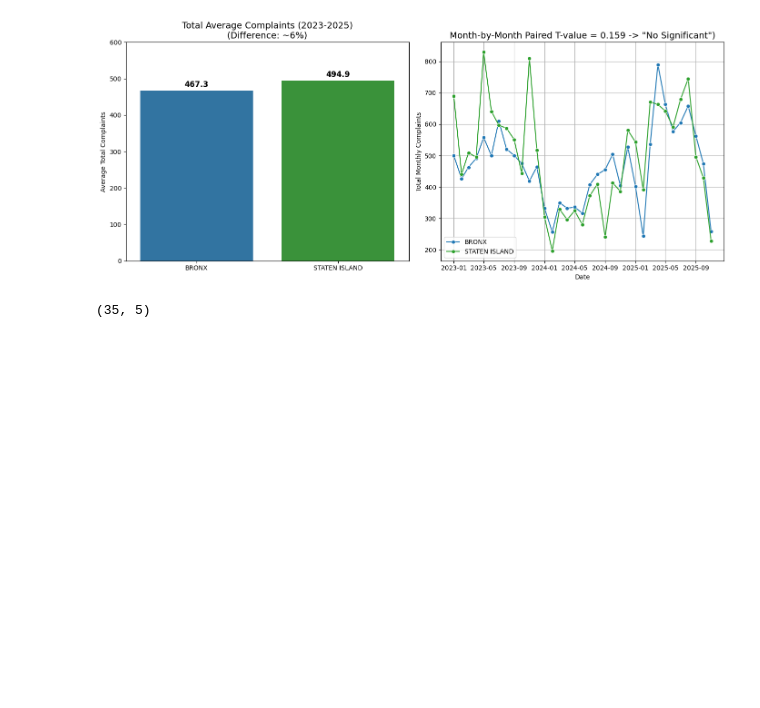
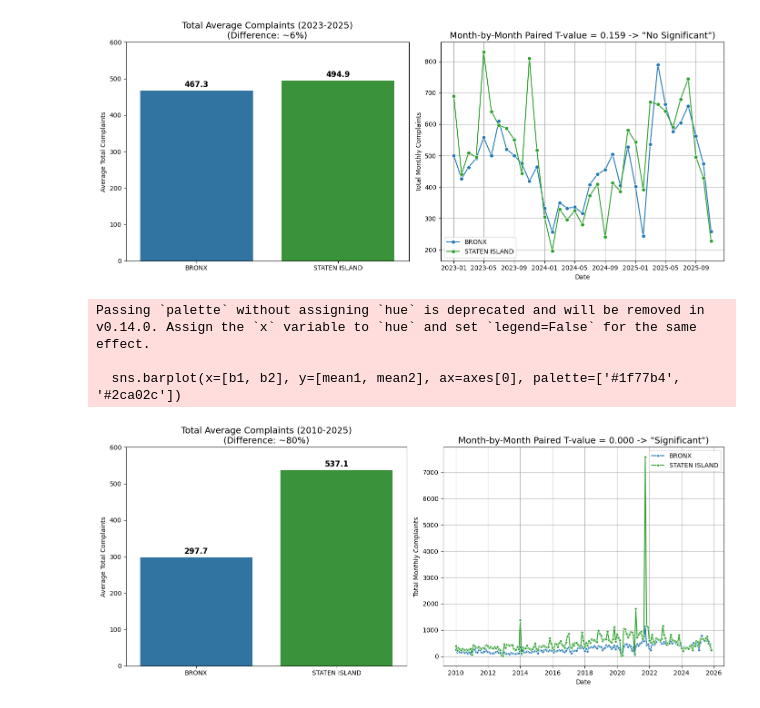
Before and after one commit to DianaAleksieieva/dirt_signal_nyc, a Jupyter notebook: python/nyc311/311_data_dive.ipynb, the cells around one changed output. Saved outputs shown, nothing was run; the diff lists cells and outputs as text; code cells hidden in the pictures; blank space fills up the shorter version.

```diff
--- a/python/nyc311/311_data_dive.ipynb
+++ b/python/nyc311/311_data_dive.ipynb
@@ -296,10 +32,0 @@ Optimized nested dictionary created successfully.
-# %%
-# save JSON file
-import json
-
-output_json_path = '../../public/data/311/optimized_complaint_census_tract.json'
-
-with open(output_json_path, 'w') as f:
-    json.dump(optimized_data, f, indent=None) # Set indent to None for compact JSON
-
-print(f"Optimized nested dictionary saved to '{output_json_path}' successfully.")
@@ -913,6 +523,8 @@ merged = pd.merge(data1[['year', 'month', 'count']],
 # Stats
 mean1 = merged[f'count_{b1}'].mean()
 mean2 = merged[f'count_{b2}'].mean()
+difference = round(abs(mean1 - mean2)/min(mean1, mean2) * 100)
+
 p_val = stats.ttest_rel(merged[f'count_{b1}'], merged[f'count_{b2}'])[1]
 
 # Plot
@@ -920,7 +532,7 @@ fig, axes = plt.subplots(1, 2, figsize=(14, 6))
 
 # 1. Bar Chart (The "Illusion")
 sns.barplot(x=[b1, b2], y=[mean1, mean2], ax=axes[0], palette=['#1f77b4', '#2ca02c'])
-axes[0].set_title(f'Total Average Complaints (2023-2025)\n(Difference: ~6%)', fontsize=14)
+axes[0].set_title(f'Total Average Complaints (2023-2025)\n(Difference: ~{difference}%)', fontsize=14)
 axes[0].set_ylabel('Average Total Complaints')
 axes[0].set_ylim(0, 600)
 for i, v in enumerate([mean1, mean2]):
@@ -943,7 +555,56 @@ Passing `palette` without assigning `hue` is deprecated and will be removed in v
 
   sns.barplot(x=[b1, b2], y=[mean1, mean2], ax=axes[0], palette=['#1f77b4', '#2ca02c'])
 [figure]
-# %%
-merged.shape
-# %% [output]
-(35, 5)
+# %%
+import matplotlib.pyplot as plt
+import seaborn as sns
+
+# Prepare Data
+# We need to recreate the aggregated recent dataframe for plotting
+df_agg = df.groupby(['year', 'month', 'Borough'])['count'].sum().reset_index()
+df_recent = df_agg
+
+b1 = 'BRONX'
+b2 = 'STATEN ISLAND'
+
+data1 = df_recent[df_recent['Borough'] == b1]
+data2 = df_recent[df_recent['Borough'] == b2]
+merged = pd.merge(data1[['year', 'month', 'count']],
+                  data2[['year', 'month', 'count']],
+                  on=['year', 'month'],
+                  suffixes=(f'_{b1}', f'_{b2}'))
+
+# Stats
+mean1 = merged[f'count_{b1}'].mean()
+mean2 = merged[f'count_{b2}'].mean()
+difference = round(abs(mean1 - mean2)/min(mean1, mean2) * 100)
+p_val = stats.ttest_rel(merged[f'count_{b1}'], merged[f'count_{b2}'])[1]
+
+# Plot
+fig, axes = plt.subplots(1, 2, figsize=(14, 6))
+
+# 1. Bar Chart (The "Illusion")
+sns.barplot(x=[b1, b2], y=[mean1, mean2], ax=axes[0], palette=['#1f77b4', '#2ca02c'])
+axes[0].set_title(f'Total Average Complaints (2010-2025)\n(Difference: ~{difference}%)', fontsize=14)
+axes[0].set_ylabel('Average Total Complaints')
+axes[0].set_ylim(0, 600)
+for i, v in enumerate([mean1, mean2]):
+    axes[0].text(i, v + 10, f"{v:.1f}", ha='center', fontsize=12, fontweight='bold')
+
+# 2. Line Chart (The "Reality")
+merged['Date'] = pd.to_datetime(merged[['year', 'month']].assign(DAY=1))
+sns.lineplot(x='Date', y=f'count_{b1}', data=merged, ax=axes[1], label=b1, marker='o', ms=4, color='#1f77b4')
+sns.lineplot(x='Date', y=f'count_{b2}', data=merged, ax=axes[1], label=b2, marker='o', ms=4, color='#2ca02c')
+
+axes[1].set_title(f'Month-by-Month Paired T-value = {p_val:.3f} -> "Significant")', fontsize=14)
+axes[1].set_ylabel('Total Monthly Complaints')
+axes[1].legend()
+axes[1].grid(True)
+
+plt.tight_layout()
+plt.show()
+# %% [output]
+Passing `palette` without assigning `hue` is deprecated and will be removed in v0.14.0. Assign the `x` variable to `hue` and set `legend=False` for the same effect.
+
+  sns.barplot(x=[b1, b2], y=[mean1, mean2], ax=axes[0], palette=['#1f77b4', '#2ca02c'])
+[figure, added]
```
Also changed, not shown: parts of 26 cells of this notebook, 5 other files.
